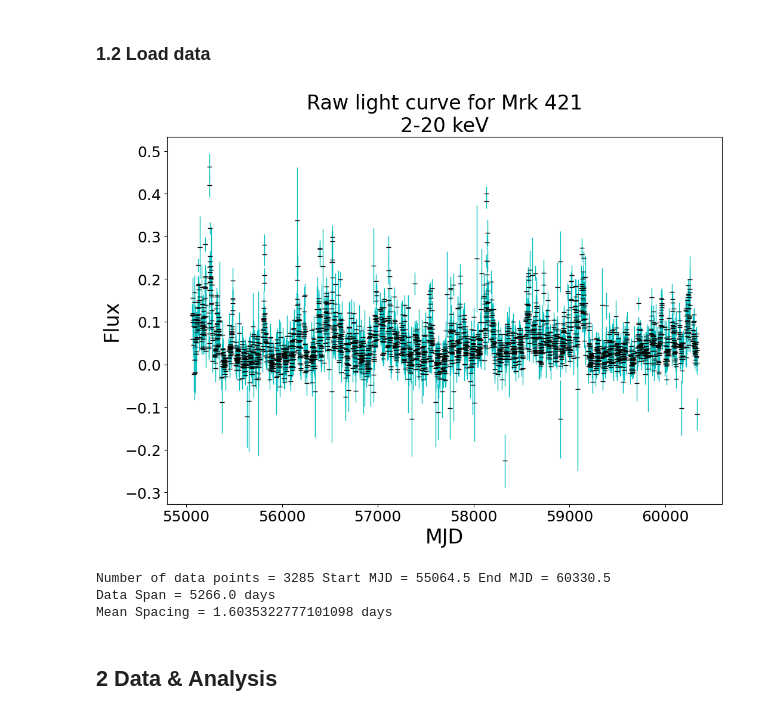
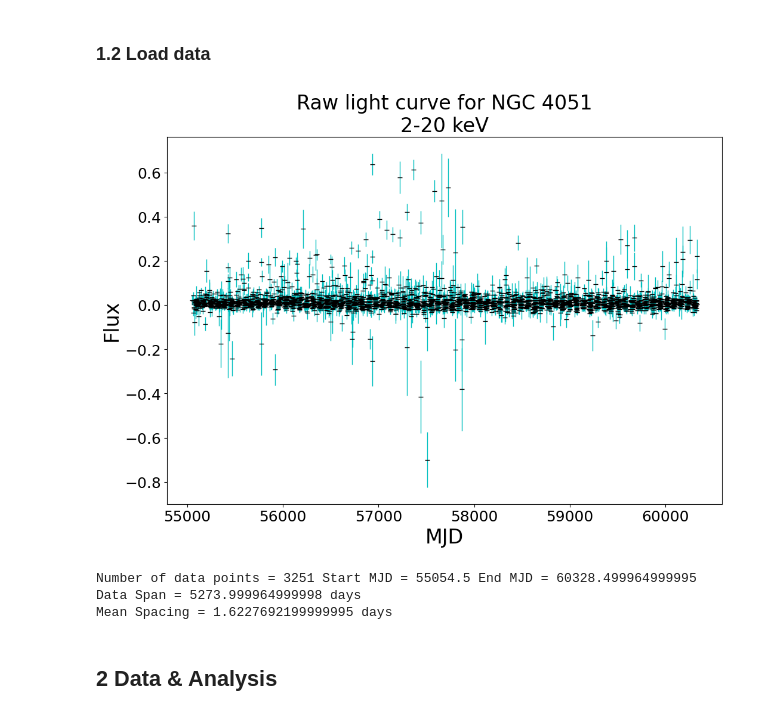
Before and after one commit to Beauremontt/AGN-Flux-Timing-Analysis, a Jupyter notebook: AGNFluxTimingAnalysis.ipynb, the cells around one changed output. Drawn from its saved outputs; the diff is of its cells as text; code cells hidden in the pictures.

```diff
--- a/AGNFluxTimingAnalysis.ipynb
+++ b/AGNFluxTimingAnalysis.ipynb
@@ -39,15 +42,15 @@ def display_data(prefix):
 # @title  { form-width: "40%" }
 
 # url of the flux data
-url = "http://maxi.riken.jp/star_data/J1104+382/J1104+382_g_lc_1day_all.dat" # @param {type:"string"}
+url = "http://maxi.riken.jp/star_data/J1203+445/J1203+445_g_lc_1day_all.dat" # @param {type:"string"}
 
 # filename if you choose not to pull from url
 filename = "" # @param {type:"string"}
 
 # name of the AGN to display on plots
-flux_source = "Mrk 421"  # @param {type:"string"}
+flux_source = "NGC 4051"  # @param {type:"string"}
 
-# energy range of the flux measurements; prints below flux_source on plots
+# title of energy range of the flux measurements; prints below flux_source on plots
 band_label = "2-20 keV"  # @param {type:"string"}
 
 # which energy range to use; value is ordinal and depends on the archive
@@ -79,37 +82,37 @@ else: raise Exception("No flux data.")
 
 
 # create an array from the text file
 AGN = np.genfromtxt(txt_content, skip_header = skip_header, skip_footer = skip_footer)
 
 
 # set up the values
 x = 86400*AGN[:, 0]  # first column of the data set (MJD midpoint of observation in seconds)
 y = AGN[:, flux_column]  # column of the data set (flux)
 dy = AGN[:, flux_column + 1]  # next column of the data set (the uncertainty)
 
 # get timespan and spacing of data
 NumData = len(x)
 Span = x[NumData - 1] - x[0]
 MeanSpacing = Span / (NumData - 1)
 
 # get averages of the error and the flux to find the percent error
 Error = np.mean(dy)
 Mean = np.mean(y)
 
 
 # plot of light curve
 if display_raw == True:
 
   # x,y limits on light curve, in the form "(lower, upper)"; leave blank or 'None' to not limit the graphs
   lc_xlim = None  # @param {type:"raw"}
   lc_ylim = None  # @param {type:"raw"}
 
   display_data("Raw")
 # %% [output]
-[figure, old version]
+[figure, new version]
-Number of data points = 3285 Start MJD = 55064.5 End MJD = 60330.5
-Data Span = 5266.0 days
-Mean Spacing = 1.6035322777101098 days
+Number of data points = 3251 Start MJD = 55054.5 End MJD = 60328.499964999995
+Data Span = 5273.999964999998 days
+Mean Spacing = 1.6227692199999995 days
 # %% [markdown]
 ## 2 Data & Analysis
 # %% [markdown]
```
Also changed, not shown: parts of 5 cells of this notebook.
